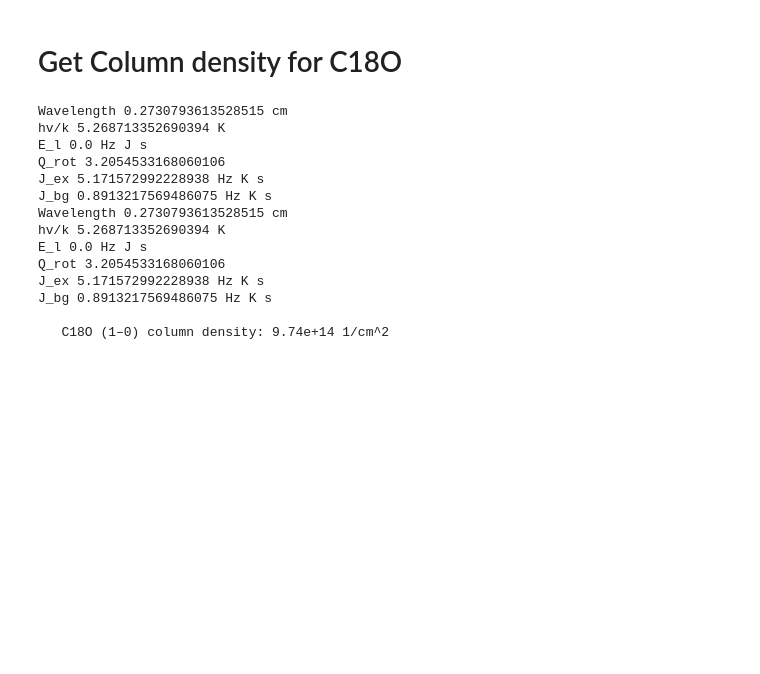
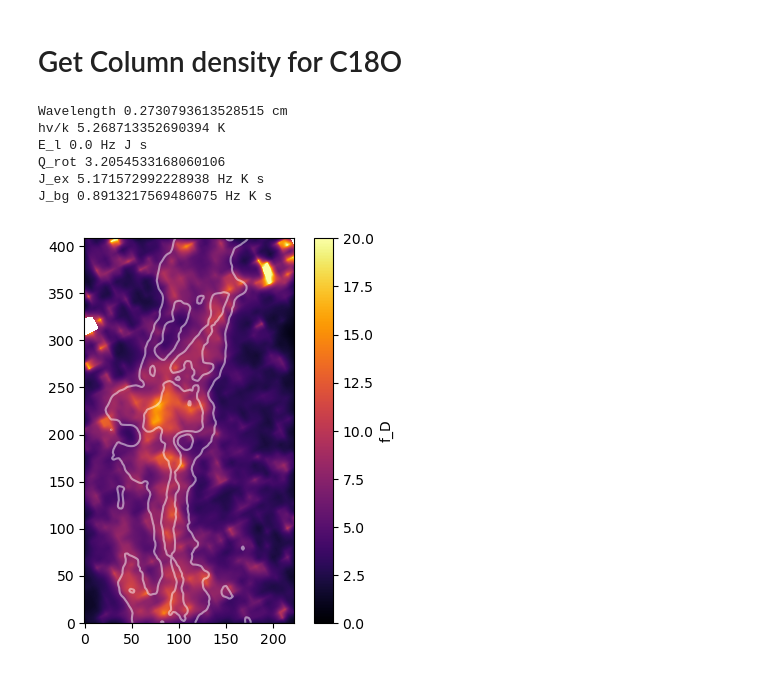
Before and after one commit to ashleythomasbarnes/irdc_projects, a Jupyter notebook: noema_CloudH/project_CRAY/calc_fd.ipynb, the cells around one changed output. Cells and saved outputs as stored; diff of their text form; code cells hidden in the pictures; blank space fills up the shorter version.

```diff
--- a/noema_CloudH/project_CRAY/calc_fd.ipynb
+++ b/noema_CloudH/project_CRAY/calc_fd.ipynb
@@ -244,12 +244,13 @@ N_c18o, eN_c18o = compute_column_density(I_c18o, eI_c18o,
                                          freq_c18o, A_c18o, B_c18o,
                                          l_c18o, u_c18o, maxJ=10)
 
-N_c18o_, eN_c18o_ = compute_column_density(1*u.K*u.km/u.s, 1*u.K*u.km/u.s,
-                                         T_ex, T_bg,
-                                         freq_c18o, A_c18o, B_c18o,
-                                         l_c18o, u_c18o, maxJ=10)
+# Just for testing...
+# N_c18o_, eN_c18o_ = compute_column_density(1*u.K*u.km/u.s, 1*u.K*u.km/u.s,
+#                                          T_ex, T_bg,
+#                                          freq_c18o, A_c18o, B_c18o,
+#                                          l_c18o, u_c18o, maxJ=10)
 
-print(f"\n   C18O (1–0) column density: {N_c18o_.value:.2e} 1/cm^2")
+# print(f"\n   C18O (1–0) column density: {N_c18o_.value:.2e} 1/cm^2")
 # %% [output]
 Wavelength 0.2730793613528515 cm
 hv/k 5.268713352690394 K
@@ -257,11 +258,3 @@ E_l 0.0 Hz J s
 Q_rot 3.2054533168060106
 J_ex 5.171572992228938 Hz K s
 J_bg 0.8913217569486075 Hz K s
-Wavelength 0.2730793613528515 cm
-hv/k 5.268713352690394 K
-E_l 0.0 Hz J s
-Q_rot 3.2054533168060106
-J_ex 5.171572992228938 Hz K s
-J_bg 0.8913217569486075 Hz K s
-
-   C18O (1–0) column density: 9.74e+14 1/cm^2
@@ -275,0 +300,9 @@ hdu_fd.writeto('./data/f_D.fits', overwrite=True)
+# %%
+fig = plt.figure(figsize=(5, 5))
+ax = fig.add_subplot(111)
+im = ax.imshow(hdu_fd.data, cmap='inferno', origin='lower', vmin=0, vmax=20)
+ax.contour(hdu_msd.data, levels=[0.1,0.2], colors='white', alpha=0.5)
+cbar = plt.colorbar(im)
+cbar.set_label('f_D')
+# %% [output]
+[figure, added]
```
Also changed, not shown: parts of 5 cells of this notebook.
